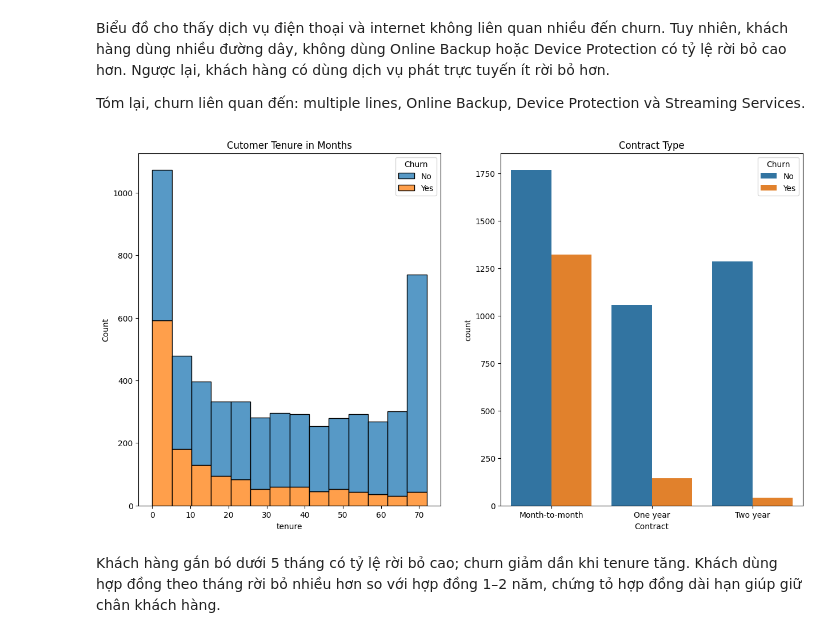
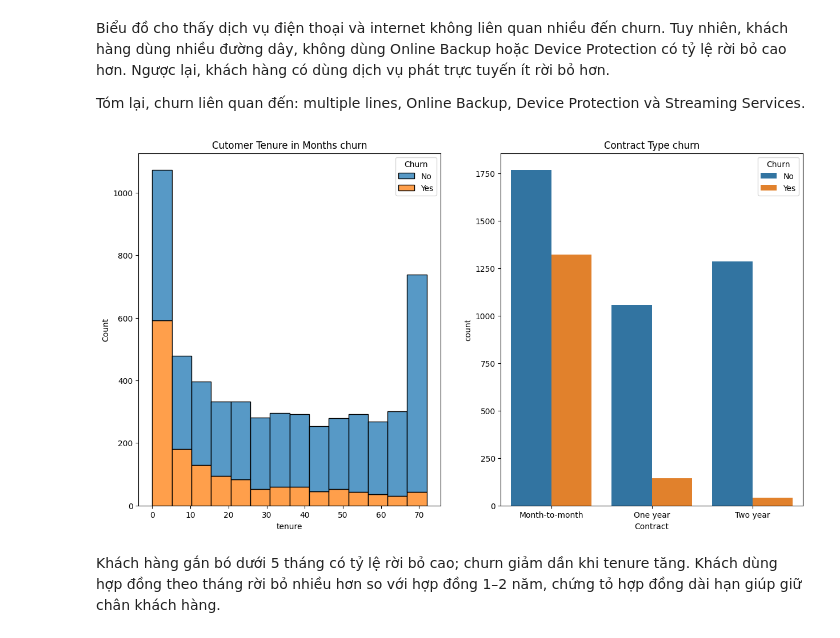
Before and after one commit to Phat-ops/custumers_churn, a Jupyter notebook: predict_custumer_churn.ipynb, the cells around one changed output. Saved outputs shown, nothing was run; the diff lists cells and outputs as text; code cells hidden in the pictures.

```diff
--- a/predict_custumer_churn.ipynb
+++ b/predict_custumer_churn.ipynb
@@ -349,10 +348,13 @@ Biểu đồ cho thấy dịch vụ điện thoại và internet không liên qu
 Tóm lại, churn liên quan đến: multiple lines, Online Backup, Device Protection và Streaming Services.
 # %%
 fig, ax = plt.subplots(1, 2, figsize=(15, 8));
-sns.histplot(x = x_train['tenure'],hue= y_train,ax= ax[0],  multiple = 'stack',hue_order=["No",'Yes']).set_title('Cutomer Tenure in Months');
-sns.countplot(x = x_train['Contract'], hue= y_train,ax= ax[1],hue_order=["No",'Yes']).set_title('Contract Type');
+
+#Cutomer Tenure in Months Distribution
+sns.histplot(x = x_train['tenure'],hue= y_train,ax= ax[0],  multiple = 'stack',hue_order=["No",'Yes']).set_title('Cutomer Tenure in Months churn');
+#Contract Type Distribution
+sns.countplot(x = x_train['Contract'], hue= y_train,ax= ax[1],hue_order=["No",'Yes']).set_title('Contract Type churn');
 # %% [output]
-[figure, old version]
+[figure, new version]
 # %% [markdown]
 Khách hàng gắn bó dưới 5 tháng có tỷ lệ rời bỏ cao; churn giảm dần khi tenure tăng. Khách dùng hợp đồng theo tháng rời bỏ nhiều hơn so với hợp đồng 1–2 năm, chứng tỏ hợp đồng dài hạn giúp giữ chân khách hàng.
 # %%
```
Also changed, not shown: parts of 20 cells of this notebook, 4 other files.
